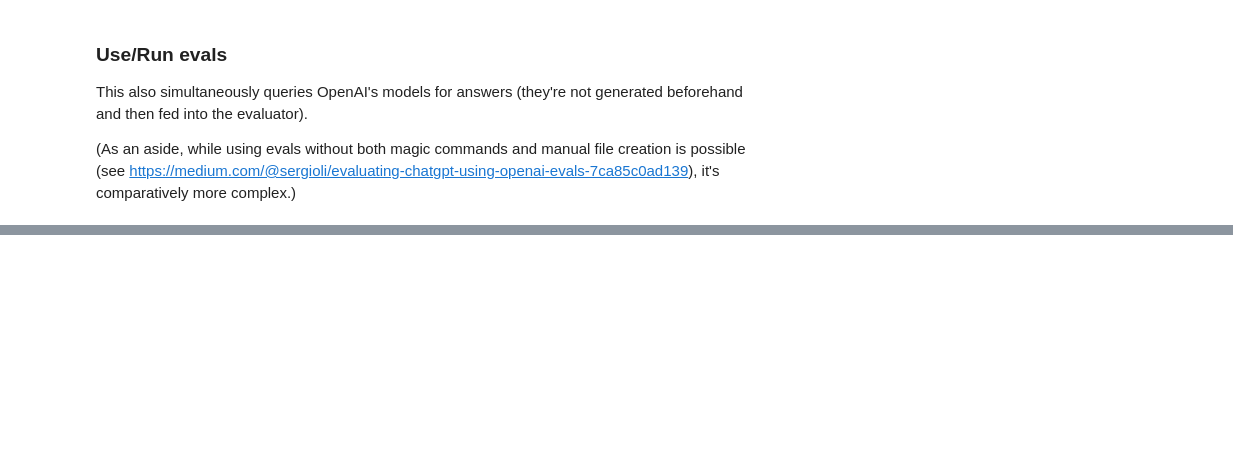
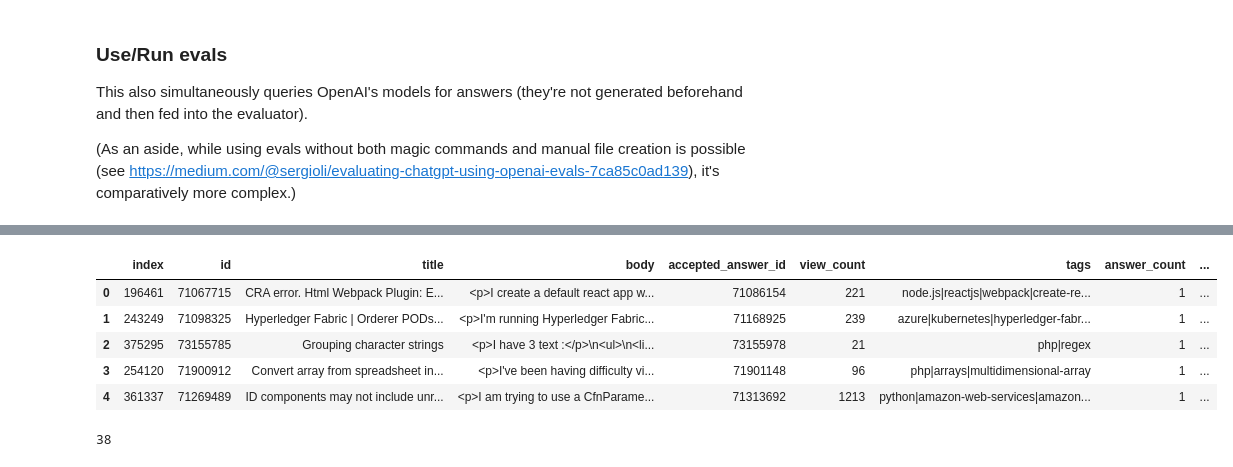
Before and after one commit to MHLoppy/A2I2-T2-2023, a Jupyter notebook: intern-t2-2023.ipynb, the cells around one changed output, grey strips where cells are left out. Saved outputs shown, nothing was run; the diff lists cells and outputs as text; code cells hidden in the pictures; blank space fills up the shorter version.

Commit message:
Pivot back to evals; run in batches/chunks

```diff
--- a/intern-t2-2023.ipynb
+++ b/intern-t2-2023.ipynb
@@ -790,3 +1016,77 @@ Reasoning:
+# %%
+# obed's answer reading code
+#   (because by his evaluation, the metric disagrees with the written response ~10% of the time)
+import re
+def get_answer_from_response(text):
+    """Parses the output text for the evaluation choice."""
+
+    last_letter = text[-1]
+    if last_letter not in ['A', 'B', 'C', 'D', 'E']:
+        matches = re.findall('\((.*?)\)', text)
+        return matches[-1] if matches else None
+    return last_letter
+
+# 1: read in, I guess, the text as parsed JSON?
+# 2: from the correct field (or whatever that's called), run get_answer_from_response
+# 3: save response to the dataframe (wd in this case)
+
+# TODO: not this jank
+EVAL_RESPONSE_PATH = os.path.join("C:\\tmp\\evallogs\\230912092916WZR456LC_gpt-3.5-turbo-16k_coqa-fact.jsonl")
+
+# # Sanity check the JSONL line count vs the dataframe row count
+# if len(wd) == len():
+#     pass
+# else:
+#     raise ValueError("lengths are different!")
+
+# Empty lists for us to store stuff in, to later add to the dataframe
+answer_list = []
+provided_answer_list = []
+sampled_list = []
+metric_list = []
+
+with open(EVAL_RESPONSE_PATH) as f:
+    # Skip the first two lines (they're just metadata about the query and response)
+    for _ in range(2):
+        next(f)
+
+    # Then pull the choice from each evaluation, plus the whole line
+    for line in f:
+        eval_line = json.loads(line)
+        if eval_line["type"] == "sampling":
+            answer = eval_line["data"]["sampled"][0]
+            extr_choice = get_answer_from_response(answer)
+            answer_list.append(extr_choice)
+            sampled_list.append(eval_line)
+
+        elif eval_line["type"] == "metric":
+            og_choice = eval_line["data"]["choice"]
+            provided_answer_list.append(og_choice)
+            metric_list.append(eval_line)
+
+
+# Add the populated list into our dataframe
+wd["original_eval_choice"] = provided_answer_list
+wd["extracted_eval_choice"] = answer_list
+wd["eval_full_sampled"] = sampled_list
+wd["eval_full_metric"] = metric_list
+
+# Pickle me timbers
+wd.to_pickle("wd_demo.pkl")
+
+# Preview the result
+wd.head()
+# %% [output]
+|  | index | id | title | body | accepted_answer_id | view_count | tags | answer_count | ... |
+| 0 | 196461 | 71067715 | CRA error. Html Webpack Plugin: E... | <p>I create a default react app w... | 71086154 | 221 | node.js|reactjs|webpack|create-re... | 1 | ... |
+| 1 | 243249 | 71098325 | Hyperledger Fabric | Orderer PODs... | <p>I'm running Hyperledger Fabric... | 71168925 | 239 | azure|kubernetes|hyperledger-fabr... | 1 | ... |
+| 2 | 375295 | 73155785 | Grouping character strings | <p>I have 3 text :</p>\n<ul>\n<li... | 73155978 | 21 | php|regex | 1 | ... |
+| 3 | 254120 | 71900912 | Convert array from spreadsheet in... | <p>I've been having difficulty vi... | 71901148 | 96 | php|arrays|multidimensional-array | 1 | ... |
+| 4 | 361337 | 71269489 | ID components may not include unr... | <p>I am trying to use a CfnParame... | 71313692 | 1213 | python|amazon-web-services|amazon... | 1 | ... |
+# %%
+len(wd)
+# %% [output]
+38
 # %%
 import evals
 
```
Also changed, not shown: parts of 40 cells of this notebook, 1 other file.
